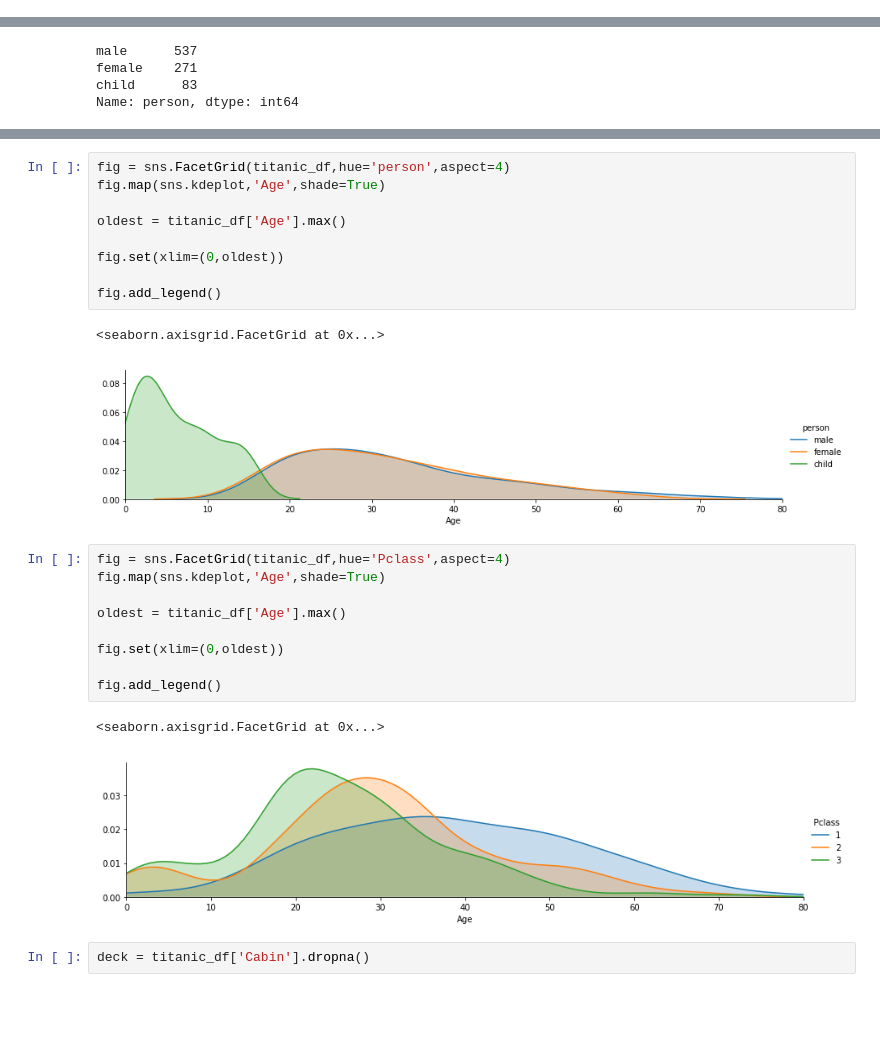
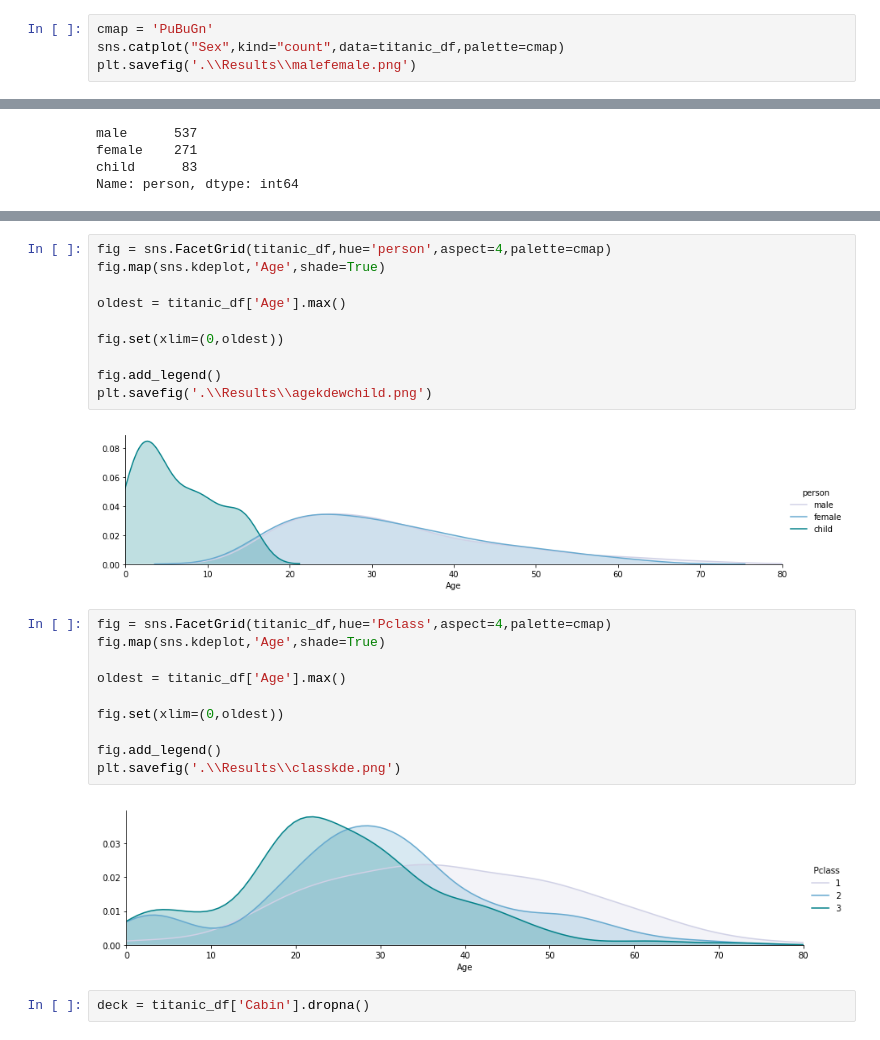
Before and after one commit to bethanylindberg/Kaggle, a Jupyter notebook: Titanic.ipynb, the cells around one changed output, grey strips where cells are left out. Drawn from its saved outputs; the diff is of its cells as text; blank space fills up the shorter version.

```diff
--- a/Titanic.ipynb
+++ b/Titanic.ipynb
@@ -19,3 +19,7 @@ import numpy as np
 import matplotlib.pyplot as plt
 import seaborn as sns
 %matplotlib inline
+# %%
+cmap = 'PuBuGn'
+sns.catplot("Sex",kind="count",data=titanic_df,palette=cmap)
+plt.savefig('.\\Results\\malefemale.png')
@@ -94,5 +95,5 @@ fig.add_legend()
 # %%
-fig = sns.FacetGrid(titanic_df,hue='person',aspect=4)
+fig = sns.FacetGrid(titanic_df,hue='person',aspect=4,palette=cmap)
 fig.map(sns.kdeplot,'Age',shade=True)
 
 oldest = titanic_df['Age'].max()
@@ -100,21 +101,21 @@ oldest = titanic_df['Age'].max()
 fig.set(xlim=(0,oldest))
 
 fig.add_legend()
+plt.savefig('.\\Results\\agekdewchild.png')
 # %% [output]
-<seaborn.axisgrid.FacetGrid at 0x...>
-[figure, old version]
+[figure, new version]
 # %%
-fig = sns.FacetGrid(titanic_df,hue='Pclass',aspect=4)
+fig = sns.FacetGrid(titanic_df,hue='Pclass',aspect=4,palette=cmap)
 fig.map(sns.kdeplot,'Age',shade=True)
 
 oldest = titanic_df['Age'].max()
 
 fig.set(xlim=(0,oldest))
 
 fig.add_legend()
+plt.savefig('.\\Results\\classkde.png')
 # %% [output]
-<seaborn.axisgrid.FacetGrid at 0x...>
-[figure, old version]
+[figure, new version]
 # %%
 deck = titanic_df['Cabin'].dropna()
 # %%
```
Also changed, not shown: parts of 16 cells of this notebook, 17 other files.
